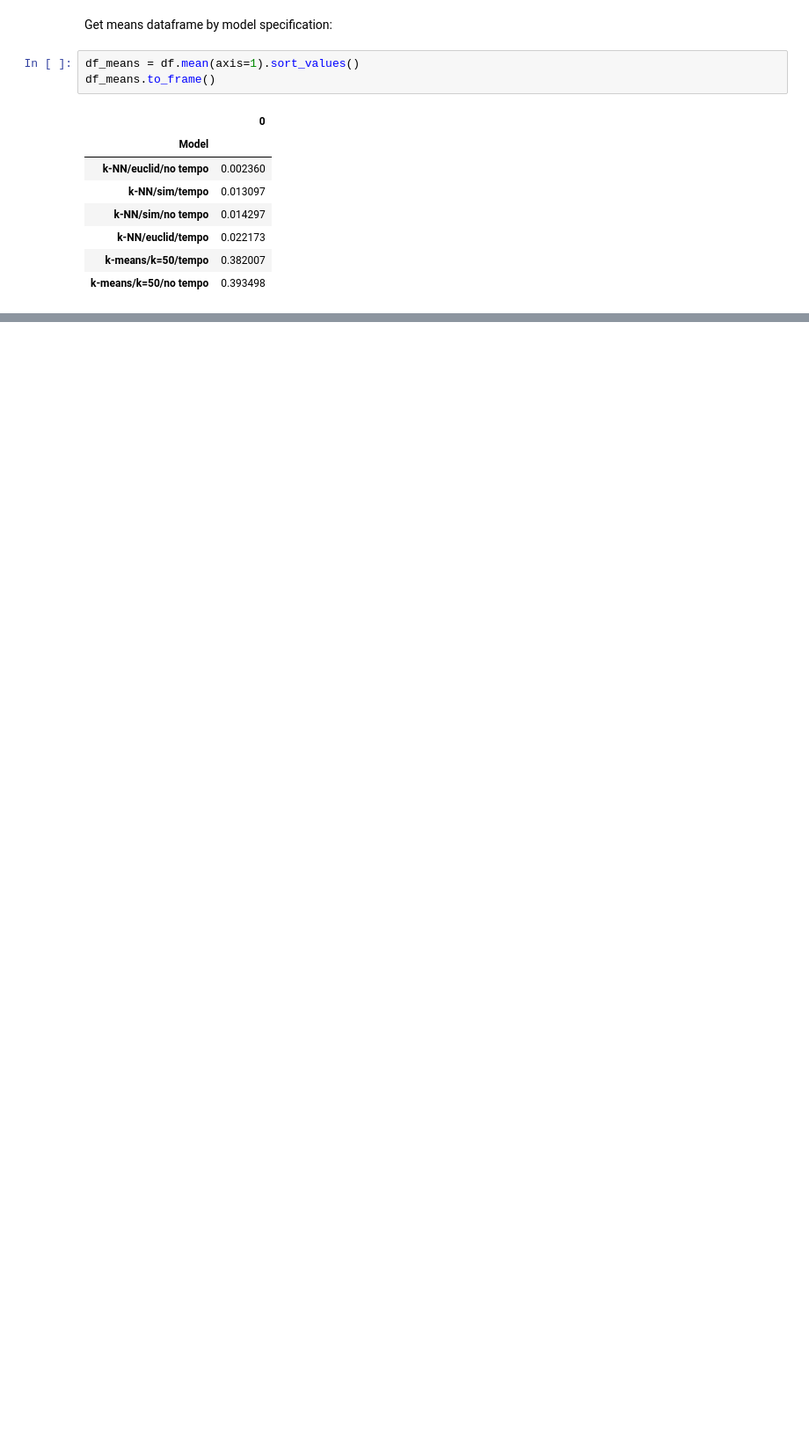
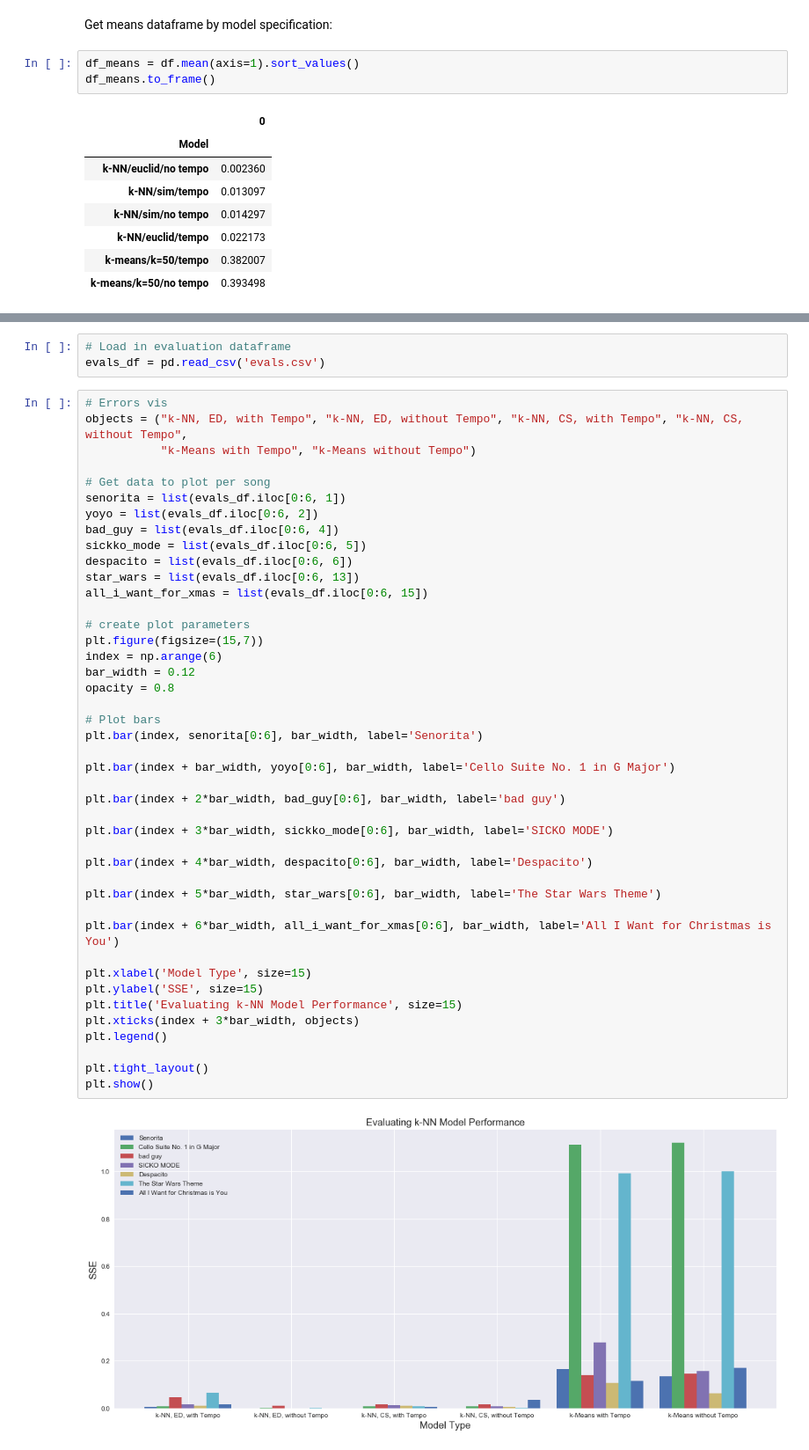
Before and after one commit to sethbilliau/spotify_playlists, a Jupyter notebook: compiled.ipynb, the cells around one changed output, grey strips where cells are left out. Shown at 88% size. Drawn from its saved outputs; the diff is of its cells as text; blank space fills up the shorter version.

```diff
--- a/compiled.ipynb
+++ b/compiled.ipynb
@@ -932,0 +990,48 @@ df_means.to_frame()
+# %%
+# Load in evaluation dataframe
+evals_df = pd.read_csv('evals.csv')
+# %%
+# Errors vis
+objects = ("k-NN, ED, with Tempo", "k-NN, ED, without Tempo", "k-NN, CS, with Tempo", "k-NN, CS, without Tempo",
+           "k-Means with Tempo", "k-Means without Tempo")
+
+# Get data to plot per song
+senorita = list(evals_df.iloc[0:6, 1])
+yoyo = list(evals_df.iloc[0:6, 2])
+bad_guy = list(evals_df.iloc[0:6, 4])
+sickko_mode = list(evals_df.iloc[0:6, 5])
+despacito = list(evals_df.iloc[0:6, 6])
+star_wars = list(evals_df.iloc[0:6, 13])
+all_i_want_for_xmas = list(evals_df.iloc[0:6, 15])
+
+# create plot parameters
+plt.figure(figsize=(15,7))
+index = np.arange(6)
+bar_width = 0.12
+opacity = 0.8
+
+# Plot bars
+plt.bar(index, senorita[0:6], bar_width, label='Senorita')
+
+plt.bar(index + bar_width, yoyo[0:6], bar_width, label='Cello Suite No. 1 in G Major')
+
+plt.bar(index + 2*bar_width, bad_guy[0:6], bar_width, label='bad guy')
+
+plt.bar(index + 3*bar_width, sickko_mode[0:6], bar_width, label='SICKO MODE')
+
+plt.bar(index + 4*bar_width, despacito[0:6], bar_width, label='Despacito')
+
+plt.bar(index + 5*bar_width, star_wars[0:6], bar_width, label='The Star Wars Theme')
+
+plt.bar(index + 6*bar_width, all_i_want_for_xmas[0:6], bar_width, label='All I Want for Christmas is You')
+
+plt.xlabel('Model Type', size=15)
+plt.ylabel('SSE', size=15)
+plt.title('Evaluating k-NN Model Performance', size=15)
+plt.xticks(index + 3*bar_width, objects)
+plt.legend()
+
+plt.tight_layout()
+plt.show()
+# %% [output]
+[figure, added]
```
Also changed, not shown: parts of 12 cells of this notebook, 3 other files.
